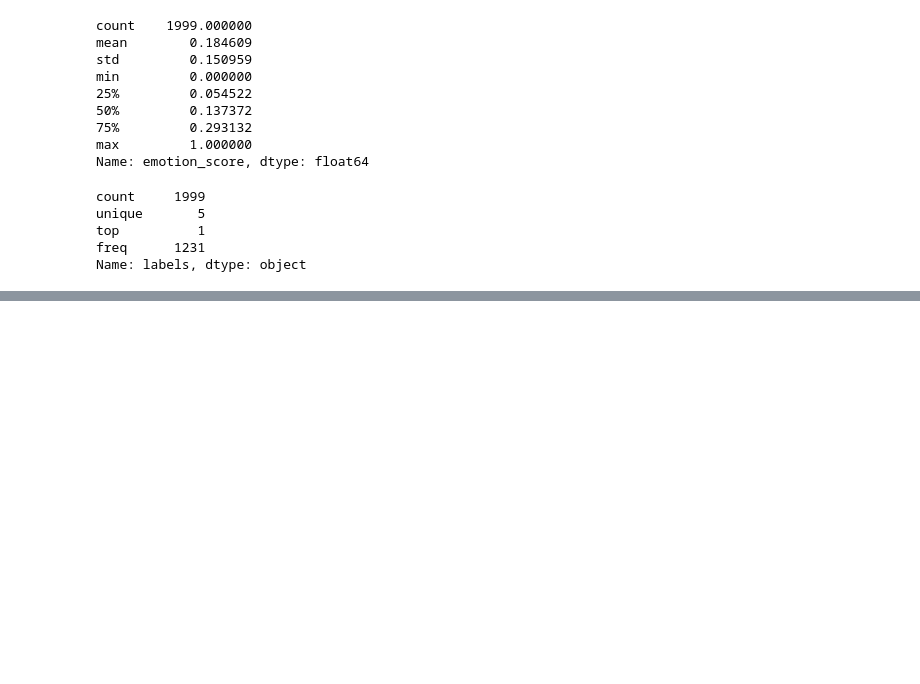
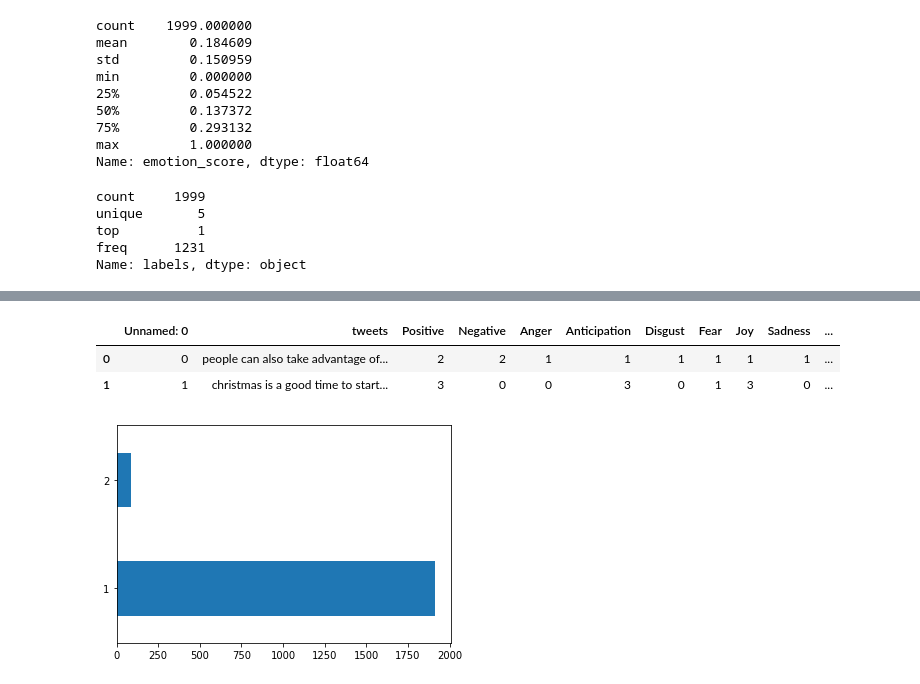
Before and after one commit to Gail529/Mental-health, a Jupyter notebook: tweet_emotions.ipynb, the cells around one changed output, grey strips where cells are left out. Cells and saved outputs as stored; diff of their text form; code cells hidden in the pictures; blank space fills up the shorter version.

```diff
--- a/tweet_emotions.ipynb
+++ b/tweet_emotions.ipynb
@@ -343,0 +338,17 @@ data.head(2)
+# %%
+import pandas as pd
+MH_data=pd.read_csv('/content/Mental_health.csv')
+# %%
+emotion_scores=MH_data['emotion_score'].values
+emo_labels_2=[]
+for x in range(len(emotion_scores)):
+    score = emotion_scores[x]
+    if score <= 0.5:
+        label = 1
+    else:
+        label = 2
+
+    emo_labels_2.append(label)
+
+MH_data['labels']=emo_labels_2
+MH_data['labels'].describe()
@@ -344,2 +365,10 @@ data.head(2)
+# %%
+MH_data['labels'].value_counts().plot(kind='barh')
+MH_data.head(2)
+# %% [output]
+|  | Unnamed: 0 | tweets | Positive | Negative | Anger | Anticipation | Disgust | Fear | Joy | Sadness | ... |
+| 0 | 0 | people can also take advantage of... | 2 | 2 | 1 | 1 | 1 | 1 | 1 | 1 | ... |
+| 1 | 1 | christmas is a good time to start... | 3 | 0 | 0 | 3 | 0 | 1 | 3 | 0 | ... |
+[figure, added]
 # %%
 data.to_csv('Mental_health.csv')
```
Also changed, not shown: parts of 2 cells of this notebook.
